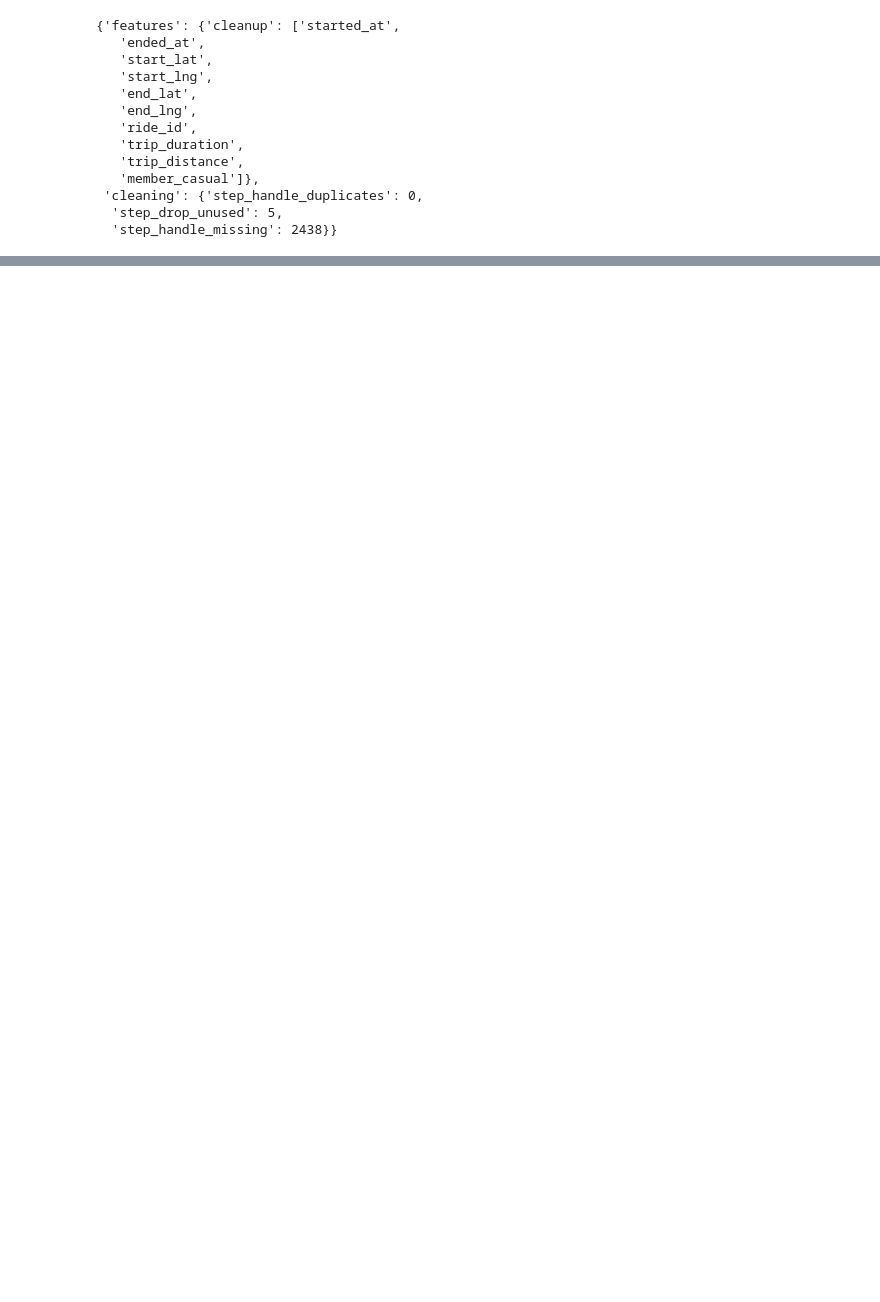
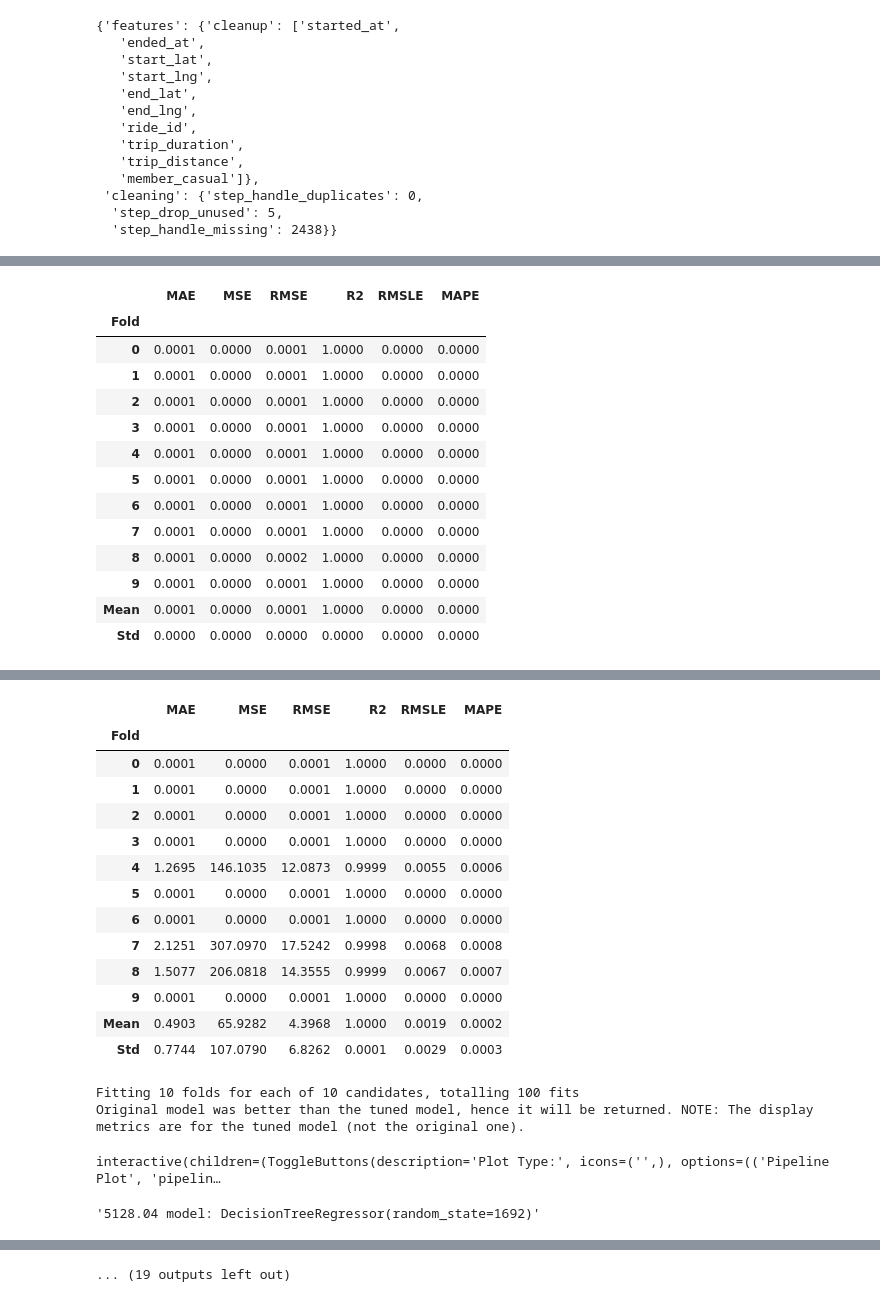
Before and after one commit to bicdev/tcc, a Jupyter notebook: notebooks/bike_demand_prediction.ipynb, the cells around one changed output, grey strips where cells are left out. Saved outputs shown, nothing was run; the diff lists cells and outputs as text; code cells hidden in the pictures; blank space fills up the shorter version.

```diff
--- a/notebooks/bike_demand_prediction.ipynb
+++ b/notebooks/bike_demand_prediction.ipynb
@@ -585,0 +777,9 @@ experiment.pipeline_definition # just to check the pipeline
+# %%
+dfs_global_merged = pd.DataFrame()
+# %%
+for k, v in cache_dfs['global'].items():
+    v['month'] = k
+    dfs_global_merged = pd.concat([dfs_global_merged, v], ignore_index=True)
+    #print(dfs_global_merged.shape)
+# %%
+dfs_local_merged = pd.DataFrame()
@@ -586,3 +788,7 @@ experiment.pipeline_definition # just to check the pipeline
+# %%
+for k, v in cache_dfs['local'].items():
+    v['month'] = k
+    dfs_local_merged = pd.concat([dfs_local_merged, v], ignore_index=True)
 # %%
 df_global_model = experiment.run(df_base) # runs the experiment
 # %% [output]
@@ -900,0 +988,3 @@ interactive(children=(ToggleButtons(description='Plot Type:', icons=('',), optio
+# %%
+metrics = train_tune_eval(dfs_local_merged)
+# %% [output]
@@ -900,0 +1002,14 @@ interactive(children=(ToggleButtons(description='Plot Type:', icons=('',), optio
+|  | MAE | MSE | RMSE | R2 | RMSLE | MAPE |
+| Fold |  |  |  |  |  |  |
+| 0 | 0.0001 | 0.0000 | 0.0001 | 1.0000 | 0.0000 | 0.0000 |
+| 1 | 0.0001 | 0.0000 | 0.0001 | 1.0000 | 0.0000 | 0.0000 |
+| 2 | 0.0001 | 0.0000 | 0.0001 | 1.0000 | 0.0000 | 0.0000 |
+| 3 | 0.0001 | 0.0000 | 0.0001 | 1.0000 | 0.0000 | 0.0000 |
+| 4 | 0.0001 | 0.0000 | 0.0001 | 1.0000 | 0.0000 | 0.0000 |
+| 5 | 0.0001 | 0.0000 | 0.0001 | 1.0000 | 0.0000 | 0.0000 |
+| 6 | 0.0001 | 0.0000 | 0.0001 | 1.0000 | 0.0000 | 0.0000 |
+| 7 | 0.0001 | 0.0000 | 0.0001 | 1.0000 | 0.0000 | 0.0000 |
+| 8 | 0.0001 | 0.0000 | 0.0002 | 1.0000 | 0.0000 | 0.0000 |
+| 9 | 0.0001 | 0.0000 | 0.0001 | 1.0000 | 0.0000 | 0.0000 |
+| Mean | 0.0001 | 0.0000 | 0.0001 | 1.0000 | 0.0000 | 0.0000 |
+| Std | 0.0000 | 0.0000 | 0.0000 | 0.0000 | 0.0000 | 0.0000 |
@@ -900,0 +1017,18 @@ interactive(children=(ToggleButtons(description='Plot Type:', icons=('',), optio
+|  | MAE | MSE | RMSE | R2 | RMSLE | MAPE |
+| Fold |  |  |  |  |  |  |
+| 0 | 0.0001 | 0.0000 | 0.0001 | 1.0000 | 0.0000 | 0.0000 |
+| 1 | 0.0001 | 0.0000 | 0.0001 | 1.0000 | 0.0000 | 0.0000 |
+| 2 | 0.0001 | 0.0000 | 0.0001 | 1.0000 | 0.0000 | 0.0000 |
+| 3 | 0.0001 | 0.0000 | 0.0001 | 1.0000 | 0.0000 | 0.0000 |
+| 4 | 1.2695 | 146.1035 | 12.0873 | 0.9999 | 0.0055 | 0.0006 |
+| 5 | 0.0001 | 0.0000 | 0.0001 | 1.0000 | 0.0000 | 0.0000 |
+| 6 | 0.0001 | 0.0000 | 0.0001 | 1.0000 | 0.0000 | 0.0000 |
+| 7 | 2.1251 | 307.0970 | 17.5242 | 0.9998 | 0.0068 | 0.0008 |
+| 8 | 1.5077 | 206.0818 | 14.3555 | 0.9999 | 0.0067 | 0.0007 |
+| 9 | 0.0001 | 0.0000 | 0.0001 | 1.0000 | 0.0000 | 0.0000 |
+| Mean | 0.4903 | 65.9282 | 4.3968 | 1.0000 | 0.0019 | 0.0002 |
+| Std | 0.7744 | 107.0790 | 6.8262 | 0.0001 | 0.0029 | 0.0003 |
+Fitting 10 folds for each of 10 candidates, totalling 100 fits
+Original model was better than the tuned model, hence it will be returned. NOTE: The display metrics are for the tuned model (not the original one).
+interactive(children=(ToggleButtons(description='Plot Type:', icons=('',), options=(('Pipeline Plot', 'pipelin…
+'5128.04 model: DecisionTreeRegressor(random_state=1692)'
@@ -900,0 +1046 @@ interactive(children=(ToggleButtons(description='Plot Type:', icons=('',), optio
+... (19 outputs left out)
```
Also changed, not shown: parts of 101 cells of this notebook, 34 other files.
